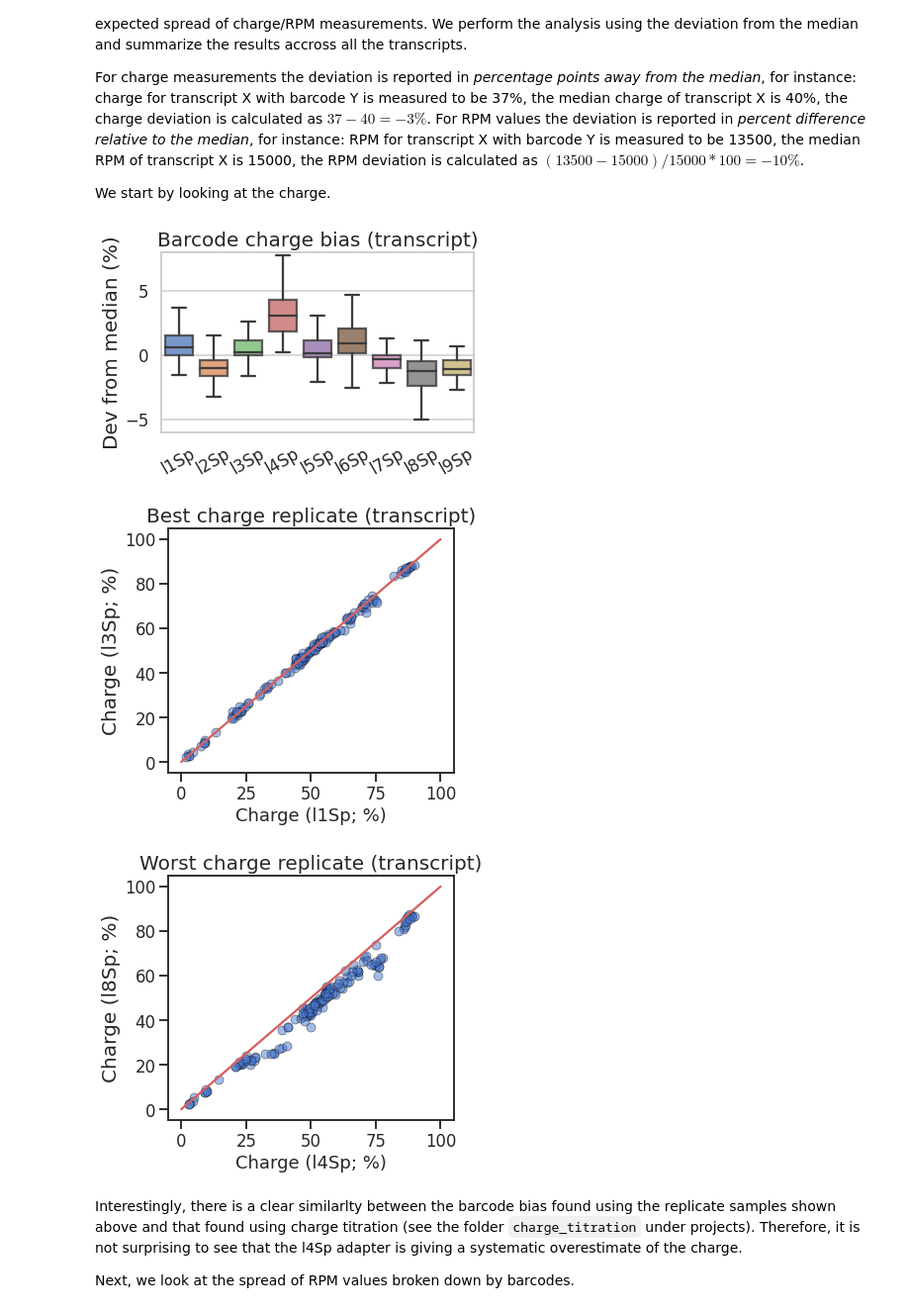
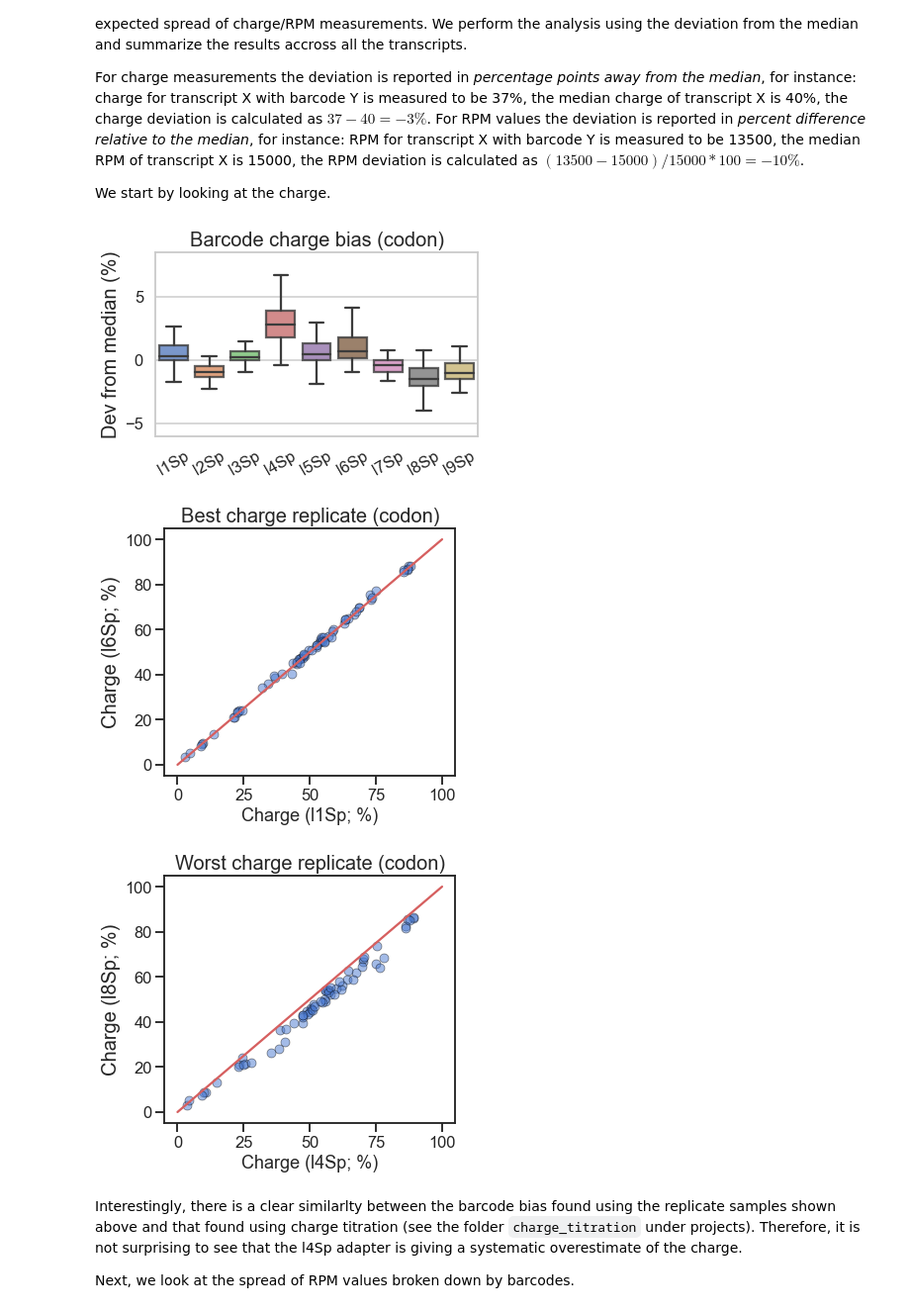
Before and after one commit to krdav/tRNA-charge-seq, a Jupyter notebook: projects/masked-align_analysis/analysis_plotting_pub.ipynb, the cells around one changed output. Shown at 99% size. Saved outputs shown, nothing was run; the diff lists cells and outputs as text; code cells hidden in the pictures.

```diff
--- a/projects/masked-align_analysis/analysis_plotting_pub.ipynb
+++ b/projects/masked-align_analysis/analysis_plotting_pub.ipynb
@@ -57,9 +57,10 @@ The RNA source is partially deacylated to give a good spread of tRNA charge accr
 ### Prepping the data
 # %%
 # Merge, annotate and filter data:
-def prep_charge_df(plot_obj, sample_df, min_count=1000, agg='tr'):
+def prep_charge_df(plot_obj, sample_df, min_count=700, agg='tr'):
     # Add E.coli control RPM to sample level information:
-    ectr = plot_obj.charge_filt[agg][plot_obj.charge_filt[agg]['Ecoli_ctr']].copy()
+    ecoliLys_mask = (plot_obj.charge_filt['tr']['tRNA_anno_short'] == 'eColiLys-TTT-1-1')
+    ectr = plot_obj.charge_filt['tr'][ecoliLys_mask].copy()
     sample_df = ectr.loc[:, ['sample_name_unique', 'RPM']].merge(sample_df, on='sample_name_unique')
     sample_df = sample_df.rename(columns={'RPM': 'RPM_Ectr'}, errors='ignore')
 
@@ -71,7 +72,7 @@ def prep_charge_df(plot_obj, sample_df, min_count=1000, agg='tr'):
     elif agg == 'codon':
         charge_df['AA_codon'] = ['mito-'+an if mc else an for an, mc in zip(charge_df['AA_codon'], charge_df['mito_codon'])]
 
-    # Enforce minimum read count:
+    # Enforce minimum UMI count:
     # For each annotation, find samples
     # that have above the minimum count:
     if agg == 'tr':
@@ -85,7 +86,7 @@ def prep_charge_df(plot_obj, sample_df, min_count=1000, agg='tr'):
     for snu, tann, ectr, cnt in zip(charge_df['sample_name_unique'], \
                                     charge_df[anno_col], \
                                     charge_df['Ecoli_ctr'], \
-                                    charge_df['count']):
+                                    charge_df['UMIcount']):
         if ectr or cnt <= min_count:
             continue
 
@@ -478,8 +478,8 @@ We start by looking at the charge.
 # %%
 # Calculate the deviation from the median
 # for RPM values and charge:
-tr_OR_cd = 'tRNA_anno_short'
-# tr_OR_cd = 'AA_codon'
+# tr_OR_cd = 'tRNA_anno_short'
+tr_OR_cd = 'AA_codon'
 
 cols_sele = [tr_OR_cd, \
              'RPM_masked_mean', 'RPM_masked_median', 'RPM_masked_std', \
@@ -497,26 +497,26 @@ charge_df['charge_median_dev_p'] = charge_df['charge_median_dev'] / charge_df['c
 # %%
 # Plot charge deviation from media broken down by barcode:
 min_mask = charge_df['RPM_masked_mean'] > 1000
 bc_order = sorted(set(charge_df['barcode']))
 with sns.axes_style("whitegrid"):
     fig, ax1 = plt.subplots(1, 1, figsize=(6, 4))
     g1 = sns.boxplot(data=charge_df[min_mask], x='barcode', y='charge_median_dev', \
                      boxprops=dict(alpha=0.8), order=bc_order, fliersize=False)
-    g1.set(ylim=(-6, 8))
+    g1.set(ylim=(-6, 8.5))
     if tr_OR_cd == 'AA_codon':
         g1.set_title('Barcode charge bias (codon)', fontsize=20)
     elif tr_OR_cd == 'tRNA_anno_short':
         g1.set_title('Barcode charge bias (transcript)', fontsize=20)
     g1.set_xlabel('')
     g1.set_ylabel('Dev from median (%)', fontsize=20)
     g1.set_xticklabels(g1.get_xticklabels(), rotation=30)
     fig.tight_layout()
     if tr_OR_cd == 'AA_codon':
         fig.savefig('data/plotting_pub/barcode_median-deviation_charge_codon.pdf', bbox_inches='tight')
     elif tr_OR_cd == 'tRNA_anno_short':
         fig.savefig('data/plotting_pub/barcode_median-deviation_charge_tr.pdf', bbox_inches='tight')
 # %% [output]
-[figure, old version]
+[figure, new version]
 # %%
 ### Find best/worst repeatable sample pairs ###
 ch_bw = [1e9, 0]
@@ -602,8 +602,8 @@ with PdfPages('data/plotting_pub/charge_repeatability_{}.pdf'.format(AA_tr_ext))
     fig.tight_layout()
     pp.savefig(fig, bbox_inches='tight')
 # %% [output]
-[figure, old version]
+[figure, new version]
-[figure, old version]
+[figure, new version]
 # %% [markdown]
 Interestingly, there is a clear similarlty between the barcode bias found using the replicate samples shown above and that found using charge titration (see the folder `charge_titration` under projects).
 Therefore, it is not surprising to see that the l4Sp adapter is giving a systematic overestimate of the charge.
```
Also changed, not shown: parts of 9 cells of this notebook, 25 other files.
